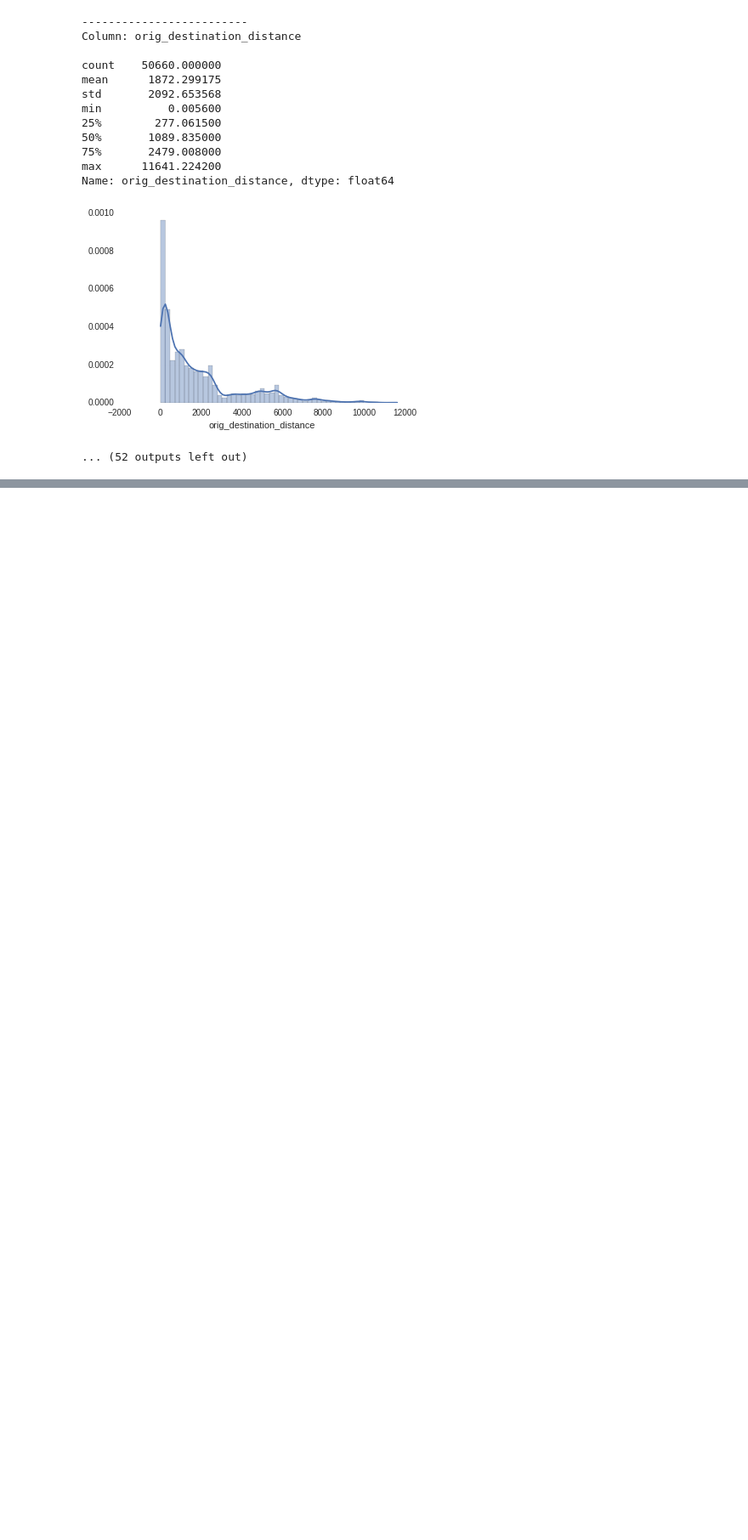
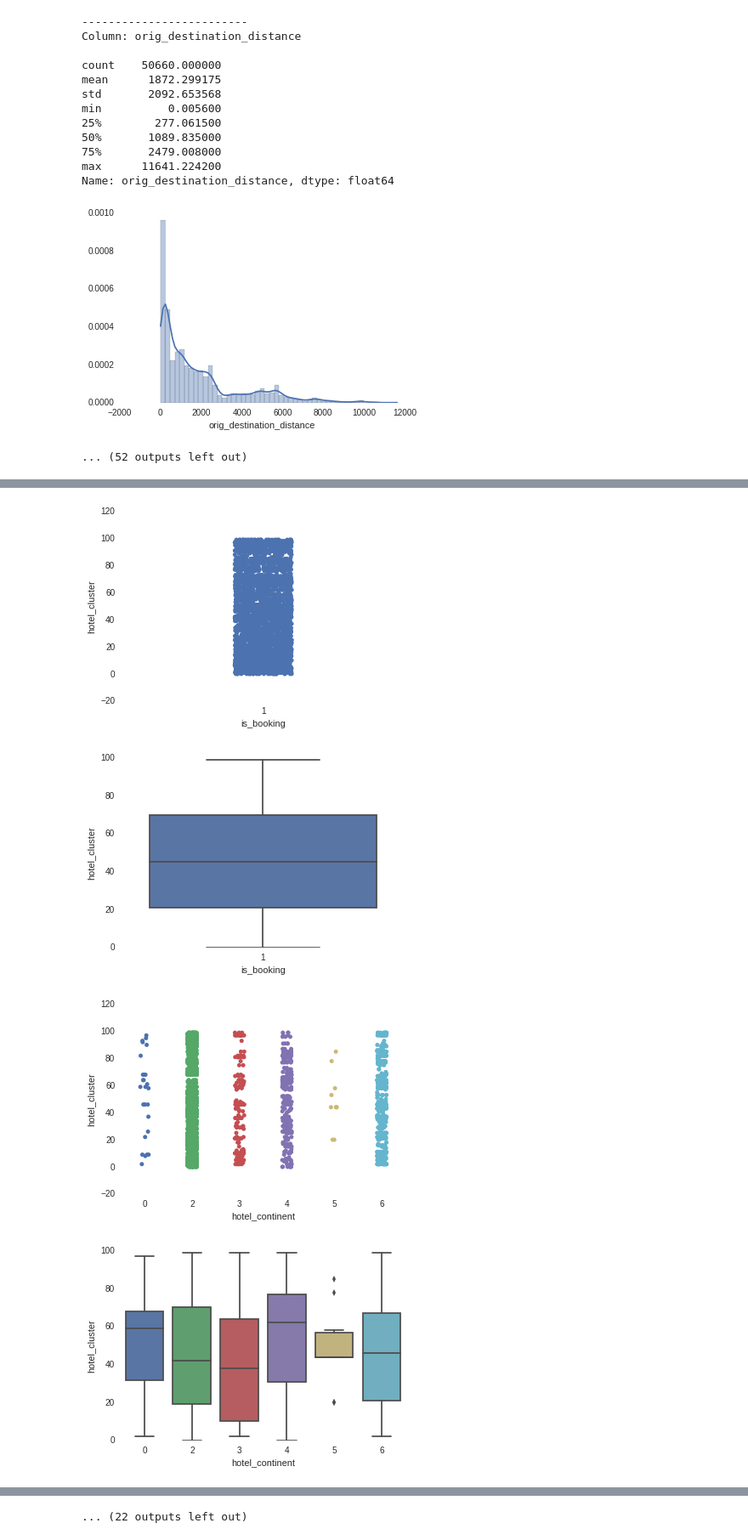
Before and after one commit to muatik/prp, a Jupyter notebook: expedia.ipynb, the cells around one changed output, grey strips where cells are left out. Shown at 85% size. Cells and saved outputs as stored; diff of their text form; code cells hidden in the pictures; blank space fills up the shorter version.

```diff
--- a/expedia.ipynb
+++ b/expedia.ipynb
@@ -304,0 +310,13 @@ Name: orig_destination_distance, dtype: float64
+# %%
+cols = [u'site_name', u'posa_continent', u'user_location_country',
+       u'user_location_region', u'user_location_city', u'is_mobile', u'is_package',
+       u'channel', u'srch_ci', u'srch_co', u'srch_adults_cnt',
+       u'srch_children_cnt', u'srch_rm_cnt', u'srch_destination_id',
+       u'srch_destination_type_id', u'is_booking', u'cnt', u'hotel_continent',
+       u'hotel_country', u'hotel_market', u'hotel_cluster', u'year', u'month',
+       u'hour', u'dayofweek', u'srch_ci_month', u'srch_ci_dayofweek',
+       u'srch_co_month', u'srch_co_dayofweek', u'srch_days']
+
+for i in cols:
+    sns.boxplot(x=i, y="hotel_cluster", data=df)
+    plt.show()
@@ -304,0 +328,20 @@ Name: orig_destination_distance, dtype: float64
+# %%
+def biVariate(df):
+    cols = [
+        "is_booking",
+        "hotel_continent", "hotel_country", "hotel_market",
+        "srch_adults_cnt", "srch_rm_cnt", "srch_children_cnt",
+        "srch_destination_type_id",
+        "month", "year", "hour", "dayofweek", "srch_ci_month",
+        "srch_ci_dayofweek", "srch_co_month", "srch_co_dayofweek", "srch_days"]
+    for i in cols:
+        sns.stripplot(x=i, y="hotel_cluster", data=df, jitter=True)
+        plt.show()
+        sns.boxplot(x=i, y="hotel_cluster", data=df)
+        plt.show()
+biVariate(df[df.is_booking == 1])
+# %% [output]
+[figure, added]
+[figure, added]
+[figure, added]
+[figure, added]
@@ -304,0 +356 @@ Name: orig_destination_distance, dtype: float64
+... (22 outputs left out)
```
Also changed, not shown: parts of 5 cells of this notebook.
